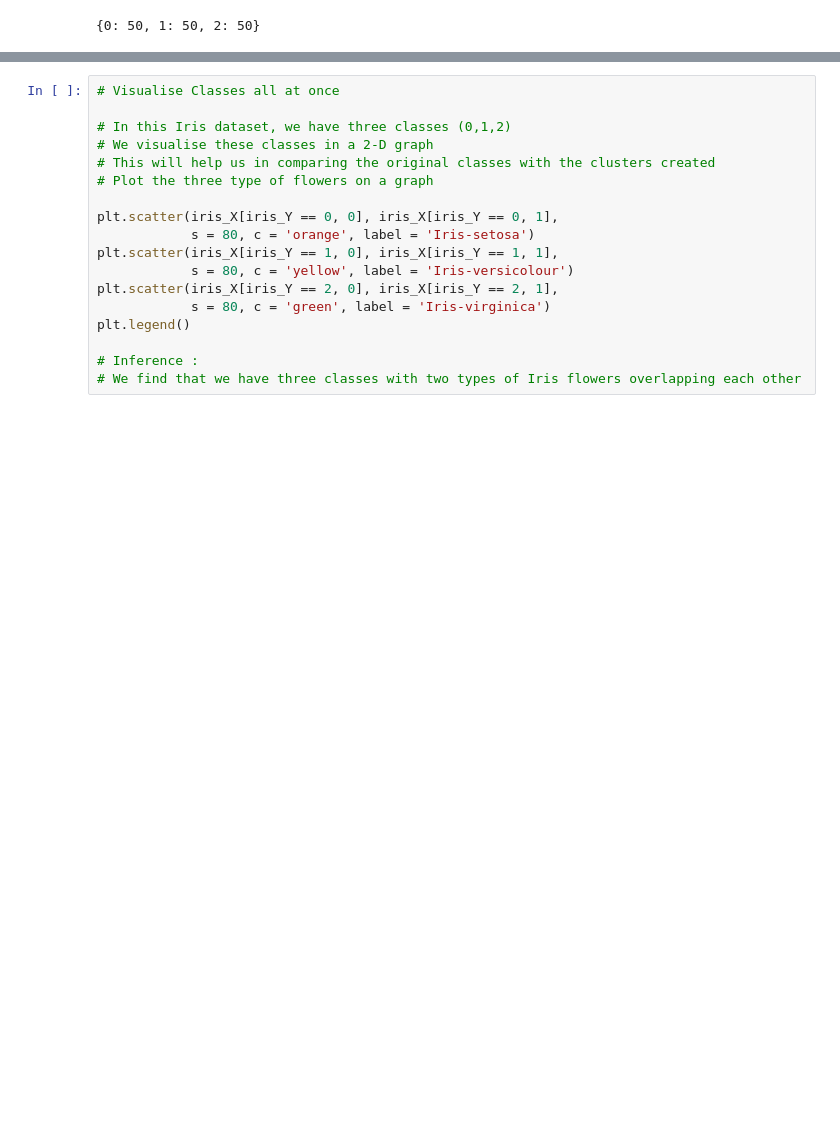
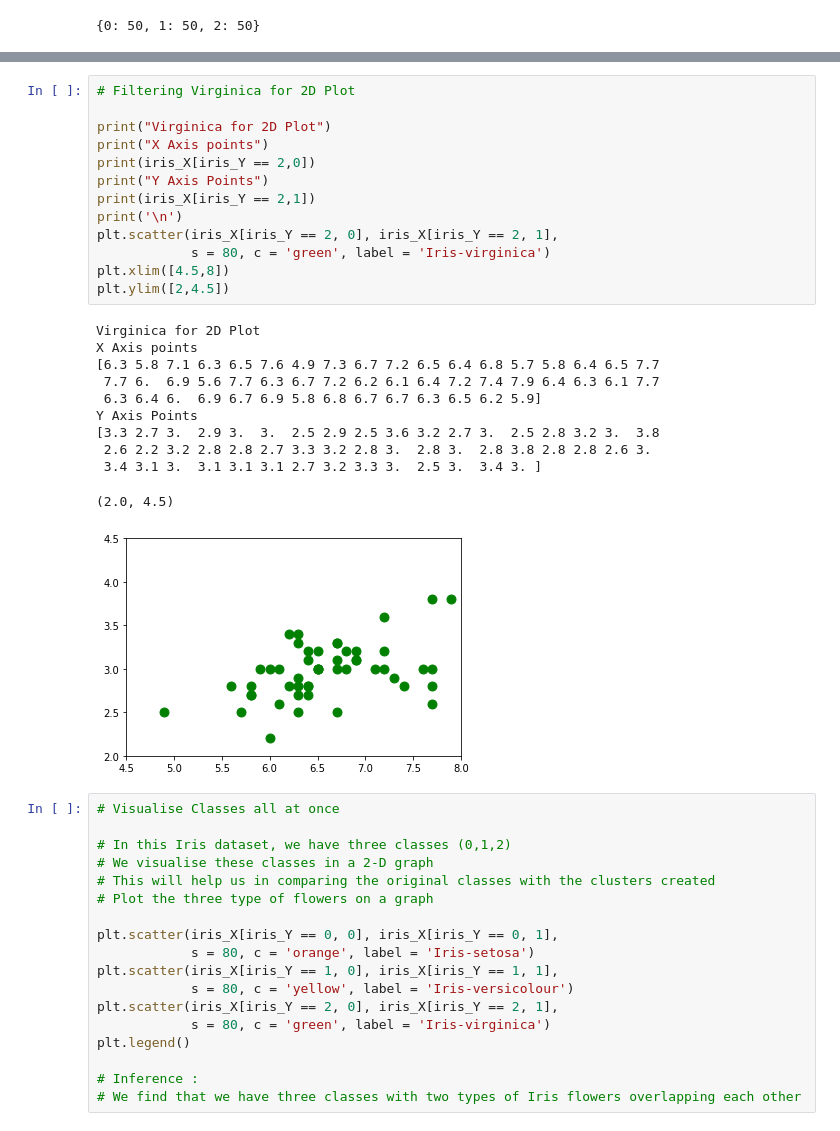
Before and after one commit to sandipanpaul21/Clustering-in-Python, a Jupyter notebook: DBScan_Clustering.ipynb, the cells around one changed output, grey strips where cells are left out. Drawn from its saved outputs; the diff is of its cells as text; blank space fills up the shorter version.

```diff
--- a/DBScan_Clustering.ipynb
+++ b/DBScan_Clustering.ipynb
@@ -120,3 +209,28 @@ Y Axis Points
+# %%
+# Filtering Virginica for 2D Plot
+
+print("Virginica for 2D Plot")
+print("X Axis points")
+print(iris_X[iris_Y == 2,0])
+print("Y Axis Points")
+print(iris_X[iris_Y == 2,1])
+print('\n')
+plt.scatter(iris_X[iris_Y == 2, 0], iris_X[iris_Y == 2, 1],
+            s = 80, c = 'green', label = 'Iris-virginica')
+plt.xlim([4.5,8])
+plt.ylim([2,4.5])
+# %% [output]
+Virginica for 2D Plot
+X Axis points
+[6.3 5.8 7.1 6.3 6.5 7.6 4.9 7.3 6.7 7.2 6.5 6.4 6.8 5.7 5.8 6.4 6.5 7.7
+ 7.7 6.  6.9 5.6 7.7 6.3 6.7 7.2 6.2 6.1 6.4 7.2 7.4 7.9 6.4 6.3 6.1 7.7
+ 6.3 6.4 6.  6.9 6.7 6.9 5.8 6.8 6.7 6.7 6.3 6.5 6.2 5.9]
+Y Axis Points
+[3.3 2.7 3.  2.9 3.  3.  2.5 2.9 2.5 3.6 3.2 2.7 3.  2.5 2.8 3.2 3.  3.8
+ 2.6 2.2 3.2 2.8 2.8 2.7 3.3 3.2 2.8 3.  2.8 3.  2.8 3.8 2.8 2.8 2.6 3.
+ 3.4 3.1 3.  3.1 3.1 3.1 2.7 3.2 3.3 3.  2.5 3.  3.4 3. ]
+(2.0, 4.5)
+[figure, added]
 # %%
 # Visualise Classes all at once
 
```
Also changed, not shown: parts of 7 cells of this notebook.
